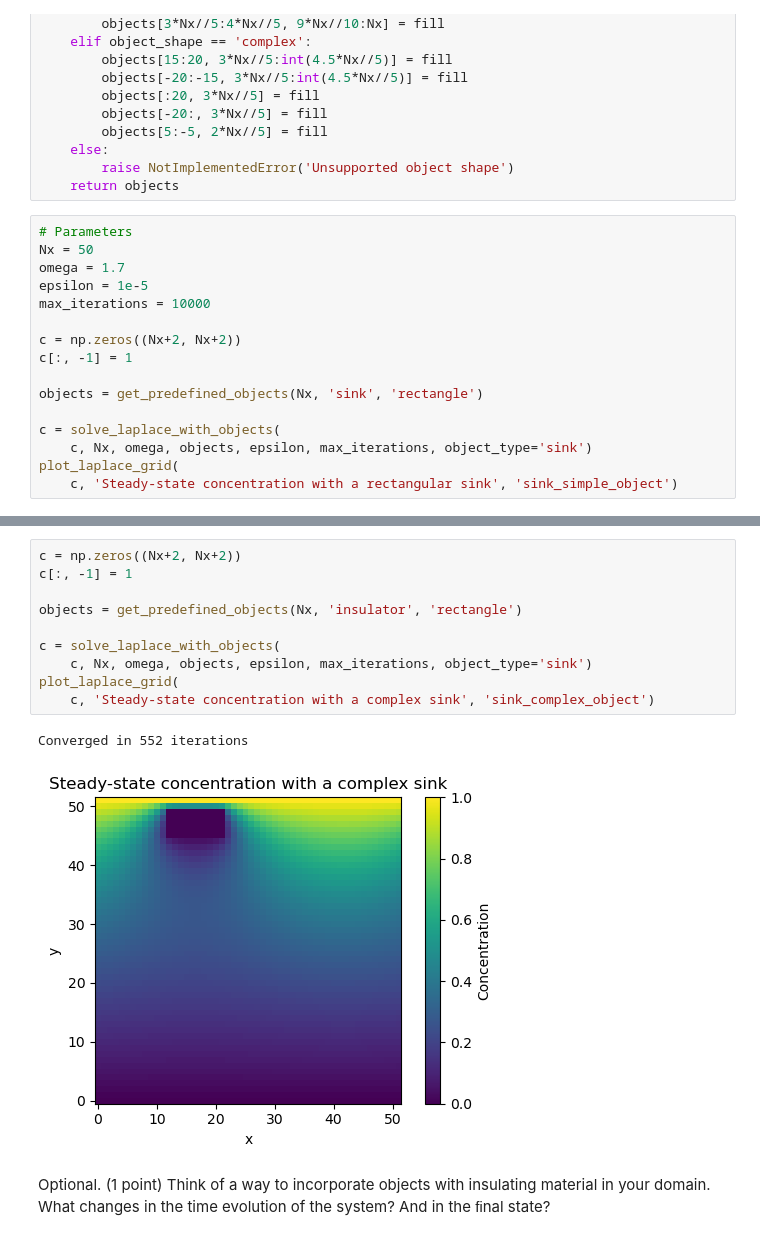
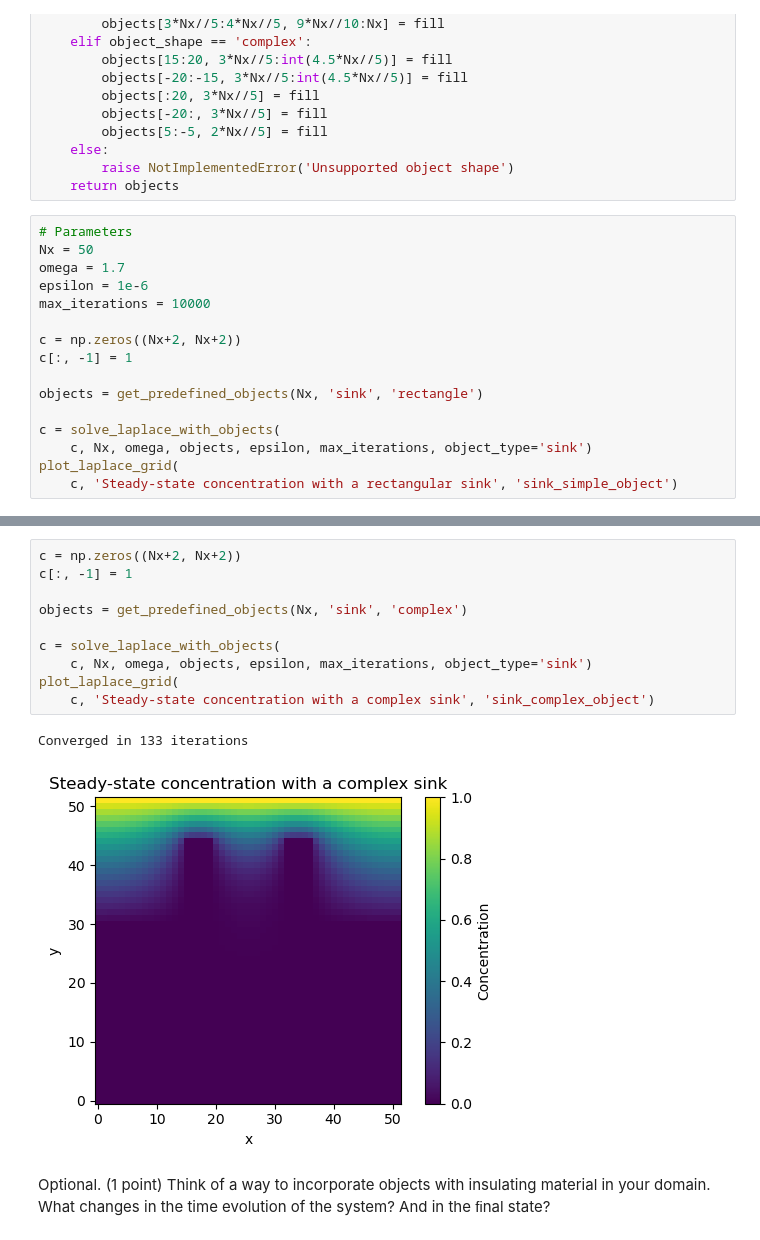
Before and after one commit to jonas4climate/modelling-natural-processes, a Jupyter notebook: Set1_incomplete.ipynb, the cells around one changed output, grey strips where cells are left out. Cells and saved outputs as stored; diff of their text form.

Commit message:
Fixed sink and insulator plots

```diff
--- a/Set1_incomplete.ipynb
+++ b/Set1_incomplete.ipynb
@@ -815,7 +815,7 @@ def get_predefined_objects(Nx, object_type, object_shape):
 # Parameters
 Nx = 50
 omega = 1.7
-epsilon = 1e-5
+epsilon = 1e-6
 max_iterations = 10000
 
 c = np.zeros((Nx+2, Nx+2))
@@ -833,15 +833,15 @@ Converged in 552 iterations
 # %%
 c = np.zeros((Nx+2, Nx+2))
 c[:, -1] = 1
 
-objects = get_predefined_objects(Nx, 'insulator', 'rectangle')
+objects = get_predefined_objects(Nx, 'sink', 'complex')
 
 c = solve_laplace_with_objects(
     c, Nx, omega, objects, epsilon, max_iterations, object_type='sink')
 plot_laplace_grid(
     c, 'Steady-state concentration with a complex sink', 'sink_complex_object')
 # %% [output]
-Converged in 552 iterations
+Converged in 133 iterations
-[figure, old version]
+[figure, new version]
 # %% [markdown]
 Optional. (1 point) Think of a way to incorporate objects with insulating material in your domain. What changes in the time evolution of the system? And in the ﬁnal state?
```
Also changed, not shown: parts of 3 cells of this notebook, 4 other files.
